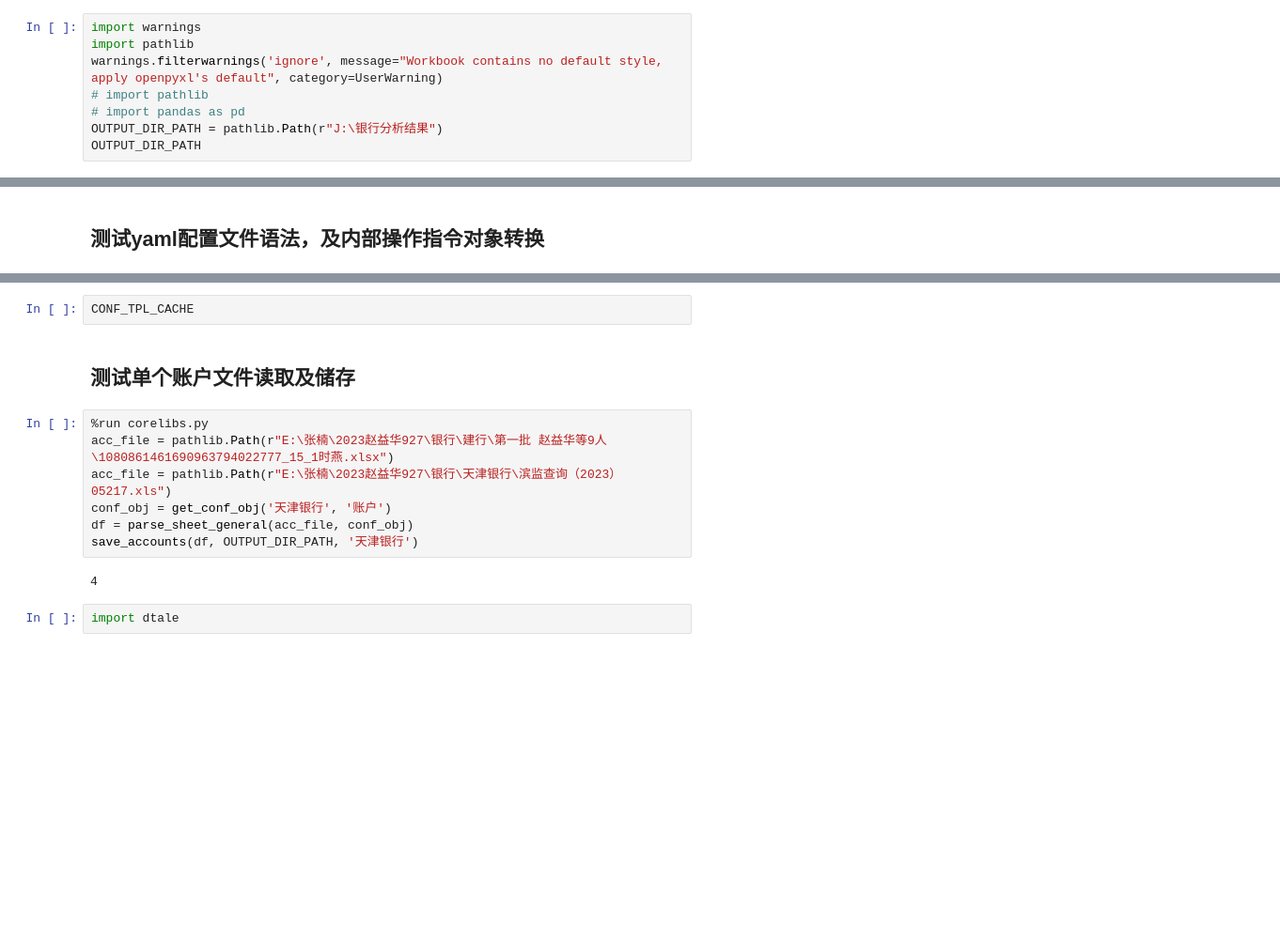
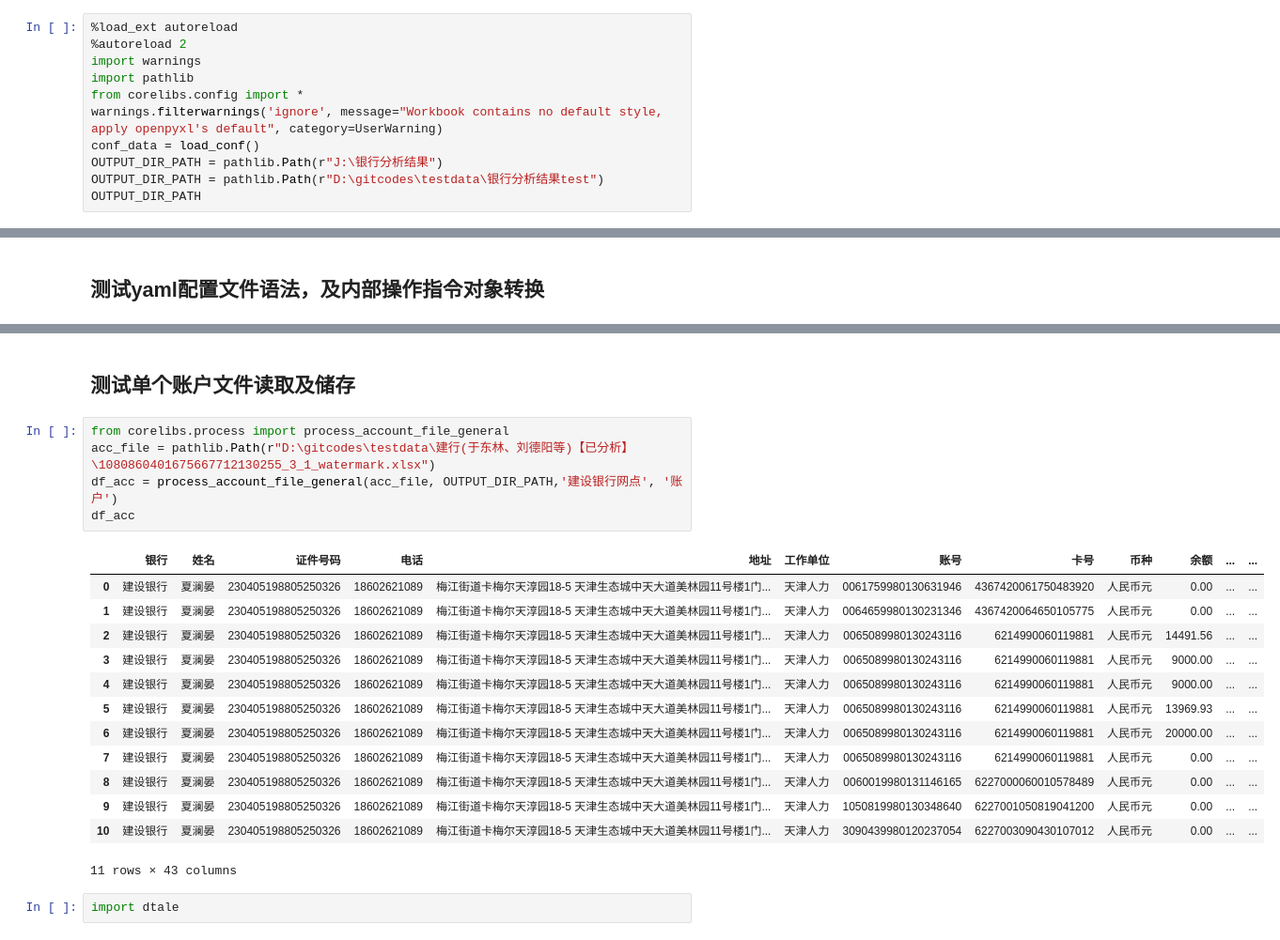
Before and after one commit to innerseacn/pynbCaseData, a Jupyter notebook: 数据清洗.ipynb, the cells around one changed output, grey strips where cells are left out. Shown at 94% size. Drawn from its saved outputs; the diff is of its cells as text; blank space fills up the shorter version.

```diff
--- a/数据清洗.ipynb
+++ b/数据清洗.ipynb
@@ -1,11 +1,14 @@
 # %% [markdown]
 # 加载库函数及导入文件
 # %%
+%load_ext autoreload
+%autoreload 2
 import warnings
 import pathlib
+from corelibs.config import *
 warnings.filterwarnings('ignore', message="Workbook contains no default style, apply openpyxl's default", category=UserWarning)
-# import pathlib
-# import pandas as pd
+conf_data = load_conf()
 OUTPUT_DIR_PATH = pathlib.Path(r"J:\银行分析结果")
+OUTPUT_DIR_PATH = pathlib.Path(r"D:\gitcodes\testdata\银行分析结果test")
 OUTPUT_DIR_PATH
 # %% [output]
@@ -69,16 +66,24 @@ None
-# %%
-CONF_TPL_CACHE
 # %% [markdown]
 ##  测试单个账户文件读取及储存
 # %%
-%run corelibs.py
-acc_file = pathlib.Path(r"E:\张楠\2023赵益华927\银行\建行\第一批 赵益华等9人\1080861461690963794022777_15_1时燕.xlsx")
-acc_file = pathlib.Path(r"E:\张楠\2023赵益华927\银行\天津银行\滨监查询（2023）05217.xls")
-conf_obj = get_conf_obj('天津银行', '账户')
-df = parse_sheet_general(acc_file, conf_obj)
-save_accounts(df, OUTPUT_DIR_PATH, '天津银行')
+from corelibs.process import process_account_file_general
+acc_file = pathlib.Path(r"D:\gitcodes\testdata\建行(于东林、刘德阳等)【已分析】\1080860401675667712130255_3_1_watermark.xlsx")
+df_acc = process_account_file_general(acc_file, OUTPUT_DIR_PATH,'建设银行网点', '账户')
+df_acc
 # %% [output]
+|  | 银行 | 姓名 | 证件号码 | 电话 | 地址 | 工作单位 | 账号 | 卡号 | 币种 | 余额 | ... | ... |
+| 0 | 建设银行 | 夏澜晏 | 230405198805250326 | 18602621089 | 梅江街道卡梅尔天淳园18-5 天津生态城中天大道美林园11号楼1门... | 天津人力 | 0061759980130631946 | 4367420061750483920 | 人民币元 | 0.00 | ... | ... |
+| 1 | 建设银行 | 夏澜晏 | 230405198805250326 | 18602621089 | 梅江街道卡梅尔天淳园18-5 天津生态城中天大道美林园11号楼1门... | 天津人力 | 0064659980130231346 | 4367420064650105775 | 人民币元 | 0.00 | ... | ... |
+| 2 | 建设银行 | 夏澜晏 | 230405198805250326 | 18602621089 | 梅江街道卡梅尔天淳园18-5 天津生态城中天大道美林园11号楼1门... | 天津人力 | 0065089980130243116 | 6214990060119881 | 人民币元 | 14491.56 | ... | ... |
+| 3 | 建设银行 | 夏澜晏 | 230405198805250326 | 18602621089 | 梅江街道卡梅尔天淳园18-5 天津生态城中天大道美林园11号楼1门... | 天津人力 | 0065089980130243116 | 6214990060119881 | 人民币元 | 9000.00 | ... | ... |
+| 4 | 建设银行 | 夏澜晏 | 230405198805250326 | 18602621089 | 梅江街道卡梅尔天淳园18-5 天津生态城中天大道美林园11号楼1门... | 天津人力 | 0065089980130243116 | 6214990060119881 | 人民币元 | 9000.00 | ... | ... |
+| 5 | 建设银行 | 夏澜晏 | 230405198805250326 | 18602621089 | 梅江街道卡梅尔天淳园18-5 天津生态城中天大道美林园11号楼1门... | 天津人力 | 0065089980130243116 | 6214990060119881 | 人民币元 | 13969.93 | ... | ... |
+| 6 | 建设银行 | 夏澜晏 | 230405198805250326 | 18602621089 | 梅江街道卡梅尔天淳园18-5 天津生态城中天大道美林园11号楼1门... | 天津人力 | 0065089980130243116 | 6214990060119881 | 人民币元 | 20000.00 | ... | ... |
+| 7 | 建设银行 | 夏澜晏 | 230405198805250326 | 18602621089 | 梅江街道卡梅尔天淳园18-5 天津生态城中天大道美林园11号楼1门... | 天津人力 | 0065089980130243116 | 6214990060119881 | 人民币元 | 0.00 | ... | ... |
+| 8 | 建设银行 | 夏澜晏 | 230405198805250326 | 18602621089 | 梅江街道卡梅尔天淳园18-5 天津生态城中天大道美林园11号楼1门... | 天津人力 | 0060019980131146165 | 6227000060010578489 | 人民币元 | 0.00 | ... | ... |
+| 9 | 建设银行 | 夏澜晏 | 230405198805250326 | 18602621089 | 梅江街道卡梅尔天淳园18-5 天津生态城中天大道美林园11号楼1门... | 天津人力 | 1050819980130348640 | 6227001050819041200 | 人民币元 | 0.00 | ... | ... |
+| 10 | 建设银行 | 夏澜晏 | 230405198805250326 | 18602621089 | 梅江街道卡梅尔天淳园18-5 天津生态城中天大道美林园11号楼1门... | 天津人力 | 3090439980120237054 | 6227003090430107012 | 人民币元 | 0.00 | ... | ... |
-4
+11 rows × 43 columns
 # %%
 import dtale
 # %%
```
Also changed, not shown: parts of 28 cells of this notebook, 13 other files.
